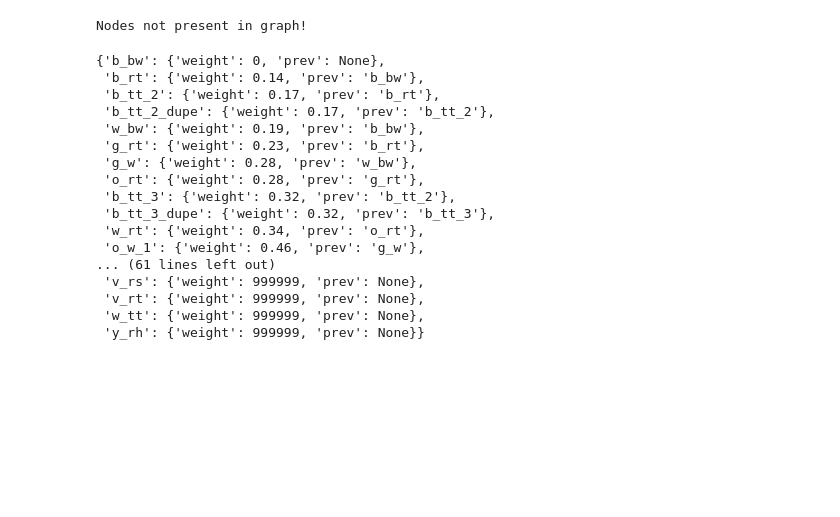
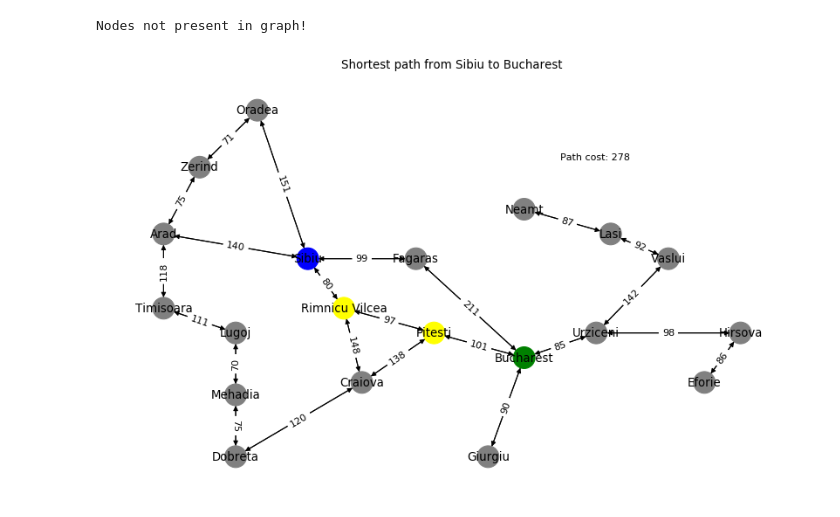
Before and after one commit to BAGLAT/Reinforcement-Learning-Artifical-Intelligence, a Jupyter notebook: AIDemo/cpp.ipynb, the cells around one changed output. Cells and saved outputs as stored; diff of their text form; code cells hidden in the pictures; blank space fills up the shorter version.

```diff
--- a/AIDemo/cpp.ipynb
+++ b/AIDemo/cpp.ipynb
@@ -146,6 +197,8 @@ print(BFS(g,'a','e'))
 Nodes not present in graph!
 # %%
 def djkstra(g,start):
+    if start not in g.nodes():
+        return str(start)+" is not a valid node"
     LARGE_NUM=999999
     shortest_path_dict={}
     visited=[]
@@ -181,32 +234,26 @@ def djkstra(g,start):
                 return shortest_path_dict
 
 def get_shortest_path(path_data,end):
+    #print(path_data)
+    shortest_path = []
+    if 'not a valid node' in path_data or end not in g.nodes():
+        return "Invalid nodes in input!"
     current_node=end
     path=[]
     path.append(end)
     while path_data[current_node]['prev'] is not None:
         path.append(path_data[current_node]['prev'])
         current_node=path_data[current_node]['prev']
-    return path[::-1]
+    shortest_path=path[::-1]
+    shortest_path.append(path_data[end]['weight'])
+    return shortest_path
-# %%
-djkstra(g,'b_bw')
-
-#get_shortest_path(djkstra(g,''),'e')
-# %% [output]
-{'b_bw': {'weight': 0, 'prev': None},
- 'b_rt': {'weight': 0.14, 'prev': 'b_bw'},
- 'b_tt_2': {'weight': 0.17, 'prev': 'b_rt'},
- 'b_tt_2_dupe': {'weight': 0.17, 'prev': 'b_tt_2'},
- 'w_bw': {'weight': 0.19, 'prev': 'b_bw'},
- 'g_rt': {'weight': 0.23, 'prev': 'b_rt'},
- 'g_w': {'weight': 0.28, 'prev': 'w_bw'},
- 'o_rt': {'weight': 0.28, 'prev': 'g_rt'},
- 'b_tt_3': {'weight': 0.32, 'prev': 'b_tt_2'},
- 'b_tt_3_dupe': {'weight': 0.32, 'prev': 'b_tt_3'},
- 'w_rt': {'weight': 0.34, 'prev': 'o_rt'},
- 'o_w_1': {'weight': 0.46, 'prev': 'g_w'},
-... (61 lines left out)
- 'v_rs': {'weight': 999999, 'prev': None},
- 'v_rt': {'weight': 999999, 'prev': None},
- 'w_tt': {'weight': 999999, 'prev': None},
- 'y_rh': {'weight': 999999, 'prev': None}}
+# %%
+#djkstra(g,'Aachen')
+source='Sibiu'
+dest = 'Bucharest'
+path_data=get_shortest_path(djkstra(g,source),dest)
+path_cost=path_data[len(path_data)-1]
+shortest_path=path_data[:len(path_data)-1]
+plot_graph(g,'Shortest path from '+str(source) + ' to '+str(dest),path_list=shortest_path,path_cost=path_cost,source=source,destination=dest)
+# %% [output]
+[figure, added]
```
Also changed, not shown: parts of 4 cells of this notebook, 16 other files.
